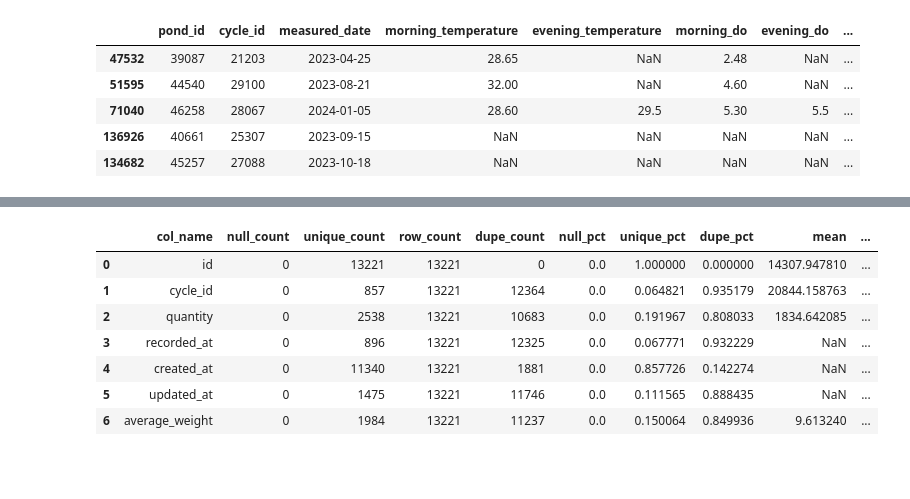
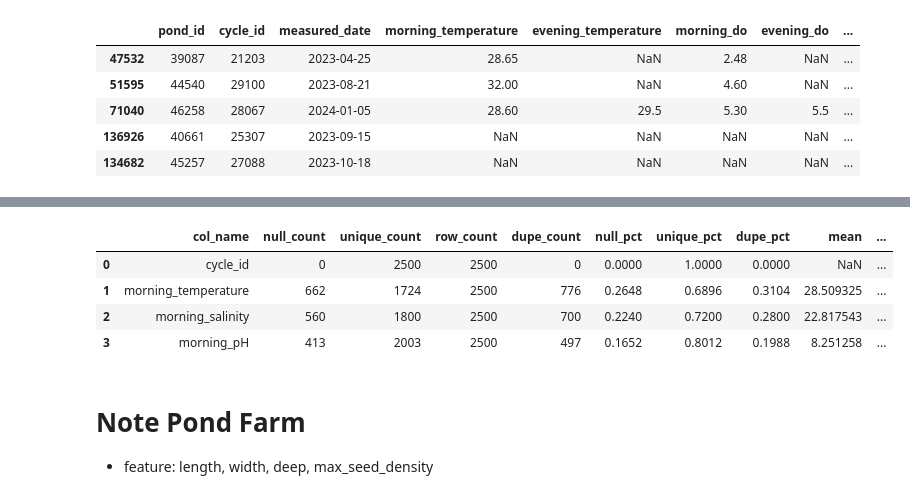
Before and after one commit to zylbergs/Jala, a Jupyter notebook: main_eda.ipynb, the cells around one changed output, grey strips where cells are left out. Cells and saved outputs as stored; diff of their text form; code cells hidden in the pictures; blank space fills up the shorter version.

```diff
--- a/main_eda.ipynb
+++ b/main_eda.ipynb
@@ -172,35 +175,7 @@ mea.sample(5)
 mea.cycle_id = mea.cycle_id.astype(str)
 mea.pond_id = mea.pond_id.astype(str)
 mea['measured_date'] = pd.to_datetime(mea['measured_date'])
-#bak df
-mea_ori = mea.copy()
-mea[['morning_temperature', 'evening_temperature', 'morning_do',
-       'evening_do', 'morning_salinity', 'evening_salinity', 'morning_pH',
-       'evening_pH', 'transparency', 'turbidity', 'ammonia', 'nitrate',
-       'nitrite', 'alkalinity', 'hardness', 'calcium', 'magnesium',
-       'carbonate', 'bicarbonate', 'tom', 'total_plankton_']] = mea[['morning_temperature', 'evening_temperature', 'morning_do',
-       'evening_do', 'morning_salinity', 'evening_salinity', 'morning_pH',
-       'evening_pH', 'transparency', 'turbidity', 'ammonia', 'nitrate',
-       'nitrite', 'alkalinity', 'hardness', 'calcium', 'magnesium',
-       'carbonate', 'bicarbonate', 'tom', 'total_plankton_']].fillna(0)
 
-mea_agg = mea.groupby('cycle_id',as_index=False).agg({'morning_temperature':'mean',
-                                                      'evening_temperature':'mean',
-                                                      'morning_do':'mean',
-                                                      'morning_salinity':'mean',
-                                                      'evening_salinity':'mean',
-                                                      'morning_pH':'mean',
-                                                      'evening_pH':'mean',
-                                                      'transparency':'mean',
-                                                      'turbidity':'mean',
-                                                      'ammonia':'mean',
-                                                      'nitrate':'mean',
-                                                      'nitrite':'mean',
-                                                      'alkalinity':'mean',
-                                                      'hardness':'mean',
-                                                      'calcium':'mean',
-                                                      'magnesium':'mean',
-                                                      'carbonate':'mean',
-                                                      'bicarbonate':'mean',
-                                                      'tom':'mean',
-                                                      'total_plankton_':'mean'})
+mea[['morning_temperature','morning_salinity','morning_pH']].fillna(0,inplace=True)
+#treshold for missing value = 33%
+mea_agg = mea.groupby('cycle_id',as_index=False).agg({'morning_temperature':'mean','morning_salinity':'mean','morning_pH':'mean'})
@@ -221,14 +187,14 @@ mor.sample(5)
 # %%
-check_health(mor)
+check_health(mea_agg)
 # %% [output]
 |  | col_name | null_count | unique_count | row_count | dupe_count | null_pct | unique_pct | dupe_pct | mean | ... |
-| 0 | id | 0 | 13221 | 13221 | 0 | 0.0 | 1.000000 | 0.000000 | 14307.947810 | ... |
-| 1 | cycle_id | 0 | 857 | 13221 | 12364 | 0.0 | 0.064821 | 0.935179 | 20844.158763 | ... |
-| 2 | quantity | 0 | 2538 | 13221 | 10683 | 0.0 | 0.191967 | 0.808033 | 1834.642085 | ... |
-| 3 | recorded_at | 0 | 896 | 13221 | 12325 | 0.0 | 0.067771 | 0.932229 | NaN | ... |
-| 4 | created_at | 0 | 11340 | 13221 | 1881 | 0.0 | 0.857726 | 0.142274 | NaN | ... |
-| 5 | updated_at | 0 | 1475 | 13221 | 11746 | 0.0 | 0.111565 | 0.888435 | NaN | ... |
-| 6 | average_weight | 0 | 1984 | 13221 | 11237 | 0.0 | 0.150064 | 0.849936 | 9.613240 | ... |
+| 0 | cycle_id | 0 | 2500 | 2500 | 0 | 0.0000 | 1.0000 | 0.0000 | NaN | ... |
+| 1 | morning_temperature | 662 | 1724 | 2500 | 776 | 0.2648 | 0.6896 | 0.3104 | 28.509325 | ... |
+| 2 | morning_salinity | 560 | 1800 | 2500 | 700 | 0.2240 | 0.7200 | 0.2800 | 22.817543 | ... |
+| 3 | morning_pH | 413 | 2003 | 2500 | 497 | 0.1652 | 0.8012 | 0.1988 | 8.251258 | ... |
+# %% [markdown]
+# Note Pond Farm
+- feature: length, width, deep, max_seed_density
 # %%
 #pond + farm Transform
 pon.farm_id = pon.farm_id.astype(str)
```
Also changed, not shown: parts of 25 cells of this notebook, 2 other files.
